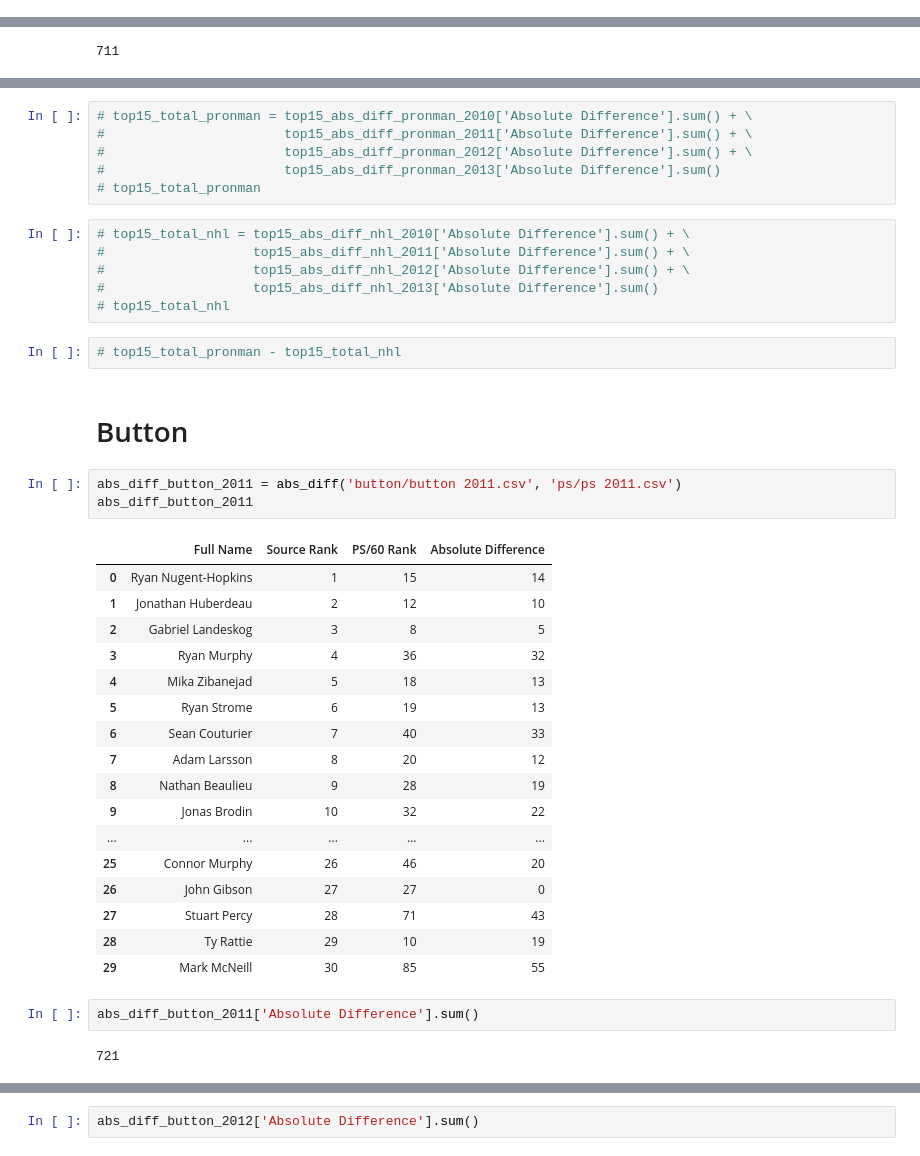
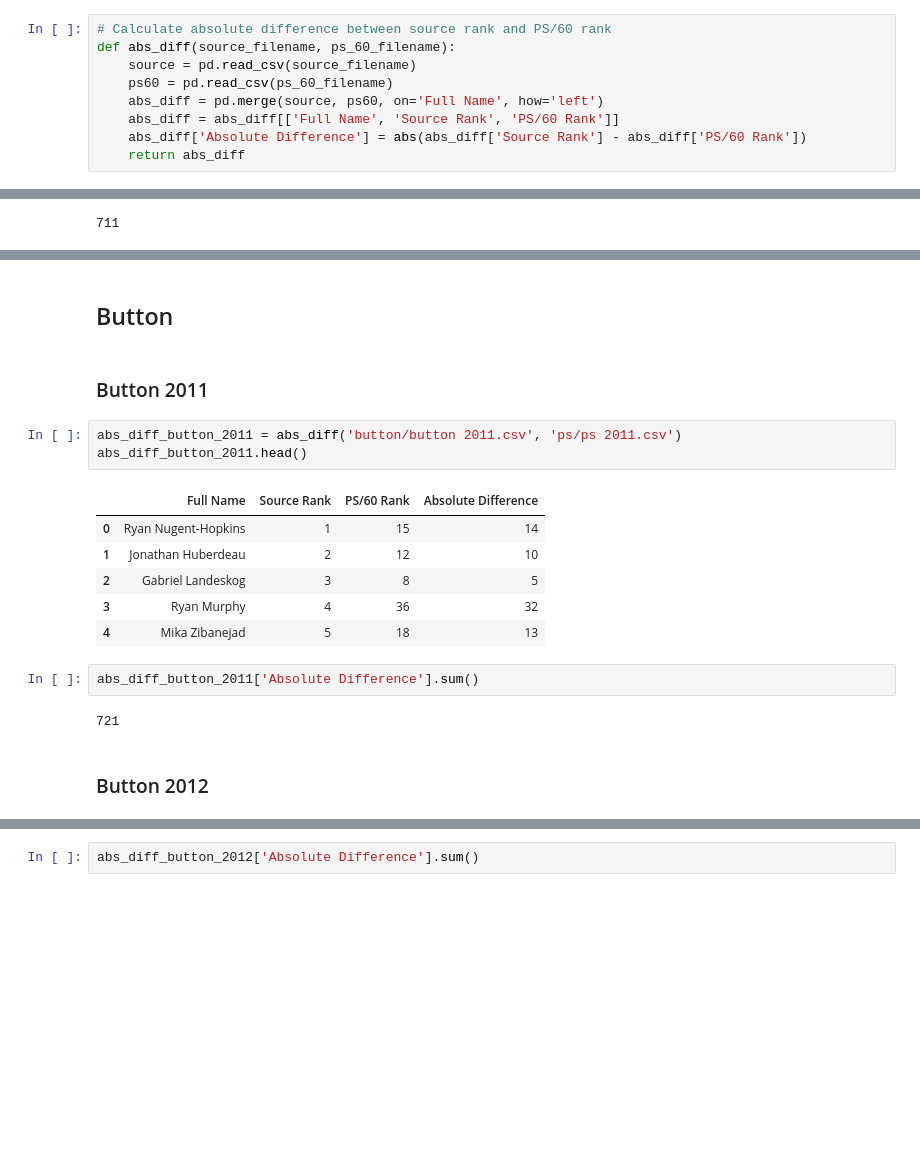
Before and after one commit to davidventuri/hockey, a Jupyter notebook: ranking-the-rankers/ranking_the_rankers.ipynb, the cells around one changed output, grey strips where cells are left out. Cells and saved outputs as stored; diff of their text form; blank space fills up the shorter version.

Commit message:
Edit notebook for readability .head() instead of full tables

```diff
--- a/ranking-the-rankers/ranking_the_rankers.ipynb
+++ b/ranking-the-rankers/ranking_the_rankers.ipynb
@@ -319,3 +289,12 @@ def abs_diff(source_filename, ps_60_filename):
+# %%
+# Calculate absolute difference between source rank and PS/60 rank
+def abs_diff(source_filename, ps_60_filename):
+    source = pd.read_csv(source_filename)
+    ps60 = pd.read_csv(ps_60_filename)
+    abs_diff = pd.merge(source, ps60, on='Full Name', how='left')
+    abs_diff = abs_diff[['Full Name', 'Source Rank', 'PS/60 Rank']]
+    abs_diff['Absolute Difference'] = abs(abs_diff['Source Rank'] - abs_diff['PS/60 Rank'])
+    return abs_diff
 # %% [markdown]
 ## Actual NHL Draft Order
 # %% [markdown]
@@ -531,43 +464,22 @@ total_pronman - total_nhl
-# %%
-# top15_total_pronman = top15_abs_diff_pronman_2010['Absolute Difference'].sum() + \
-#                       top15_abs_diff_pronman_2011['Absolute Difference'].sum() + \
-#                       top15_abs_diff_pronman_2012['Absolute Difference'].sum() + \
-#                       top15_abs_diff_pronman_2013['Absolute Difference'].sum()
-# top15_total_pronman
-# %%
-# top15_total_nhl = top15_abs_diff_nhl_2010['Absolute Difference'].sum() + \
-#                   top15_abs_diff_nhl_2011['Absolute Difference'].sum() + \
-#                   top15_abs_diff_nhl_2012['Absolute Difference'].sum() + \
-#                   top15_abs_diff_nhl_2013['Absolute Difference'].sum()
-# top15_total_nhl
-# %%
-# top15_total_pronman - top15_total_nhl
 # %% [markdown]
-# Button
+## Button
+# %% [markdown]
+### Button 2011
 # %%
 abs_diff_button_2011 = abs_diff('button/button 2011.csv', 'ps/ps 2011.csv')
-abs_diff_button_2011
+abs_diff_button_2011.head()
 # %% [output]
 |  | Full Name | Source Rank | PS/60 Rank | Absolute Difference |
 | 0 | Ryan Nugent-Hopkins | 1 | 15 | 14 |
 | 1 | Jonathan Huberdeau | 2 | 12 | 10 |
 | 2 | Gabriel Landeskog | 3 | 8 | 5 |
 | 3 | Ryan Murphy | 4 | 36 | 32 |
 | 4 | Mika Zibanejad | 5 | 18 | 13 |
-| 5 | Ryan Strome | 6 | 19 | 13 |
-| 6 | Sean Couturier | 7 | 40 | 33 |
-| 7 | Adam Larsson | 8 | 20 | 12 |
-| 8 | Nathan Beaulieu | 9 | 28 | 19 |
-| 9 | Jonas Brodin | 10 | 32 | 22 |
-| ... | ... | ... | ... | ... |
-| 25 | Connor Murphy | 26 | 46 | 20 |
-| 26 | John Gibson | 27 | 27 | 0 |
-| 27 | Stuart Percy | 28 | 71 | 43 |
-| 28 | Ty Rattie | 29 | 10 | 19 |
-| 29 | Mark McNeill | 30 | 85 | 55 |
 # %%
 abs_diff_button_2011['Absolute Difference'].sum()
 # %% [output]
 721
+# %% [markdown]
+### Button 2012
 # %%
 abs_diff_button_2012 = abs_diff('button/button 2012.csv', 'ps/ps 2012.csv')
```
Also changed, not shown: parts of 66 cells of this notebook.
